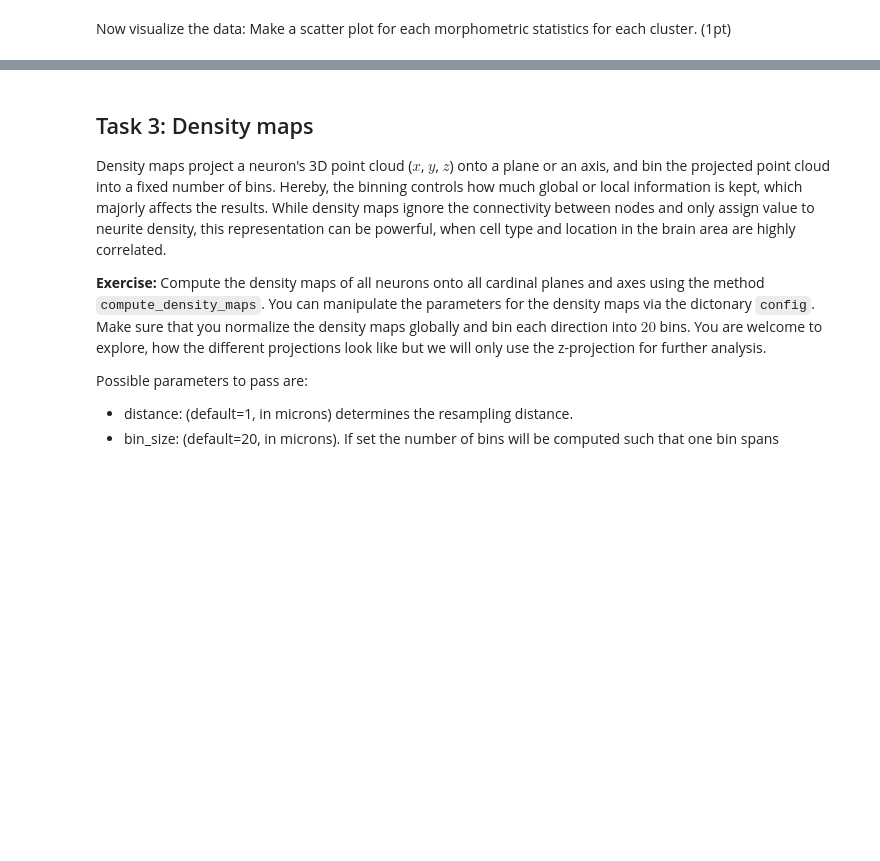
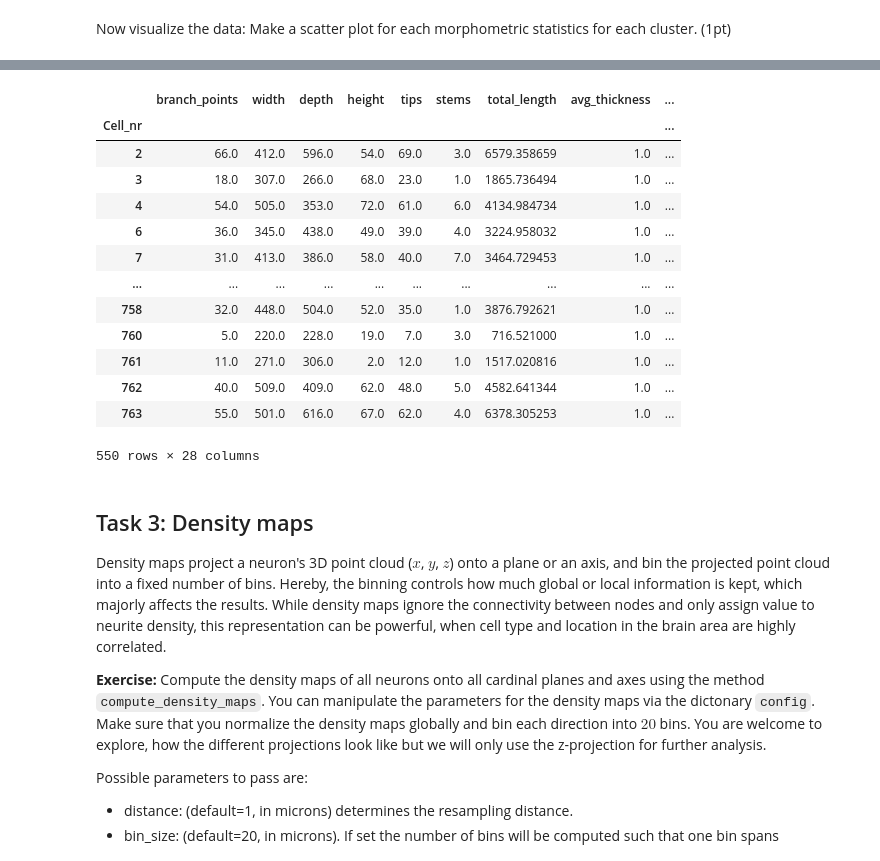
Before and after one commit to mdittschar/NDS, a Jupyter notebook: CodingLab10.ipynb, the cells around one changed output, grey strips where cells are left out. Drawn from its saved outputs; the diff is of its cells as text; code cells hidden in the pictures; blank space fills up the shorter version.

```diff
--- a/CodingLab10.ipynb
+++ b/CodingLab10.ipynb
@@ -277,4 +282,21 @@ sns.despine()
 **Answer:**
+# %%
+morphometric_statistics
+# %% [output]
+|  | branch_points | width | depth | height | tips | stems | total_length | avg_thickness | ... |
+| Cell_nr |  |  |  |  |  |  |  |  | ... |
+| 2 | 66.0 | 412.0 | 596.0 | 54.0 | 69.0 | 3.0 | 6579.358659 | 1.0 | ... |
+| 3 | 18.0 | 307.0 | 266.0 | 68.0 | 23.0 | 1.0 | 1865.736494 | 1.0 | ... |
+| 4 | 54.0 | 505.0 | 353.0 | 72.0 | 61.0 | 6.0 | 4134.984734 | 1.0 | ... |
+| 6 | 36.0 | 345.0 | 438.0 | 49.0 | 39.0 | 4.0 | 3224.958032 | 1.0 | ... |
+| 7 | 31.0 | 413.0 | 386.0 | 58.0 | 40.0 | 7.0 | 3464.729453 | 1.0 | ... |
+| ... | ... | ... | ... | ... | ... | ... | ... | ... | ... |
+| 758 | 32.0 | 448.0 | 504.0 | 52.0 | 35.0 | 1.0 | 3876.792621 | 1.0 | ... |
+| 760 | 5.0 | 220.0 | 228.0 | 19.0 | 7.0 | 3.0 | 716.521000 | 1.0 | ... |
+| 761 | 11.0 | 271.0 | 306.0 | 2.0 | 12.0 | 1.0 | 1517.020816 | 1.0 | ... |
+| 762 | 40.0 | 509.0 | 409.0 | 62.0 | 48.0 | 5.0 | 4582.641344 | 1.0 | ... |
+| 763 | 55.0 | 501.0 | 616.0 | 67.0 | 62.0 | 4.0 | 6378.305253 | 1.0 | ... |
+550 rows × 28 columns
 # %%
 # For further analysis we will remove uninformative features and z-score along each statistic
 
```
Also changed, not shown: parts of 18 cells of this notebook.
